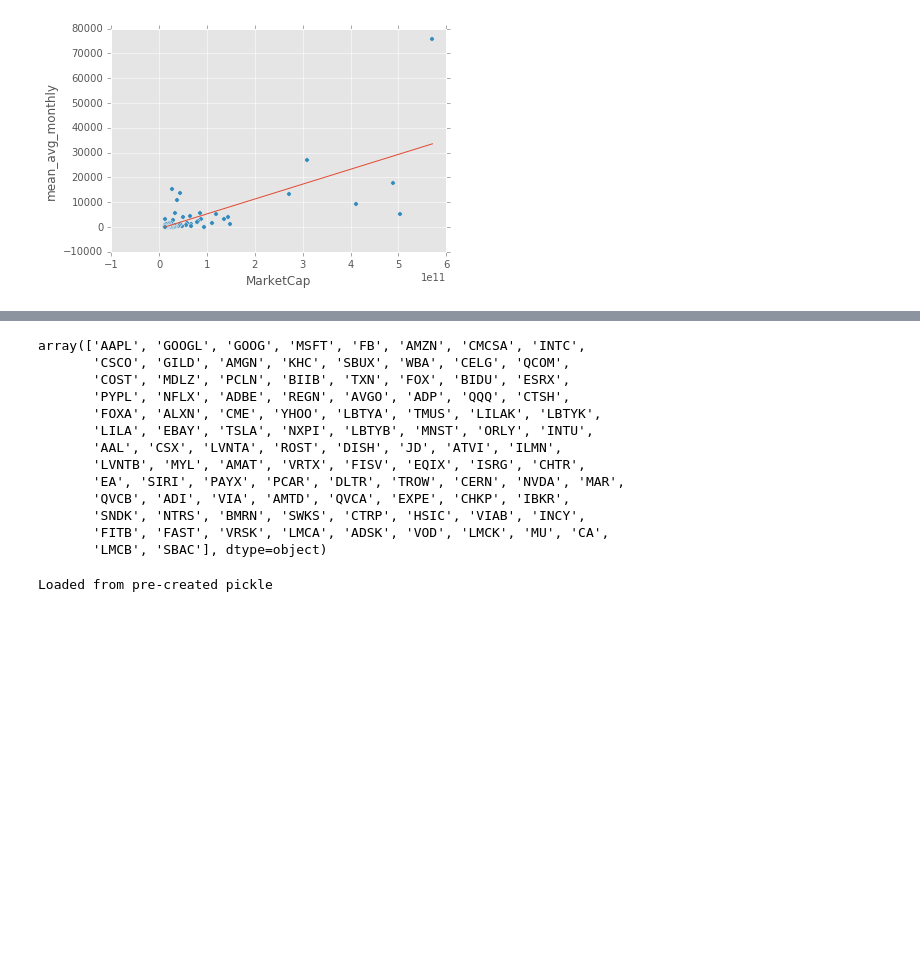
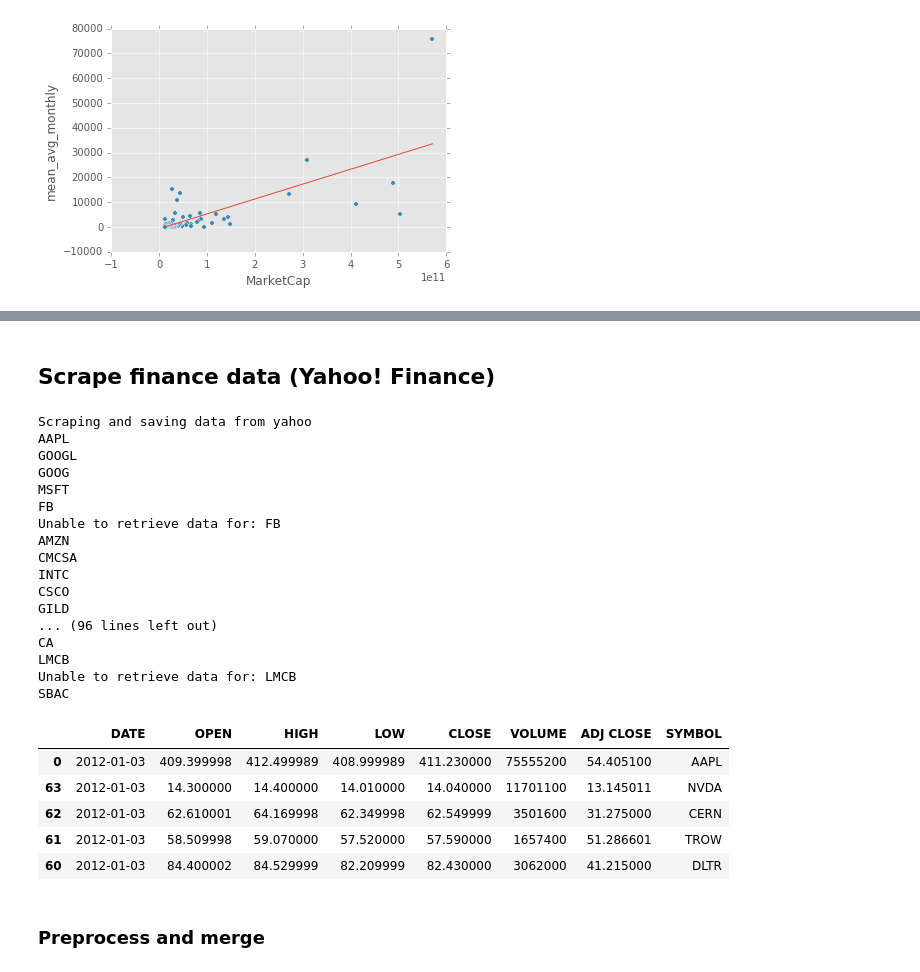
Before and after one commit to densekernel/sentisignal, a Jupyter notebook: runnables/Final_001.ipynb, the cells around one changed output, grey strips where cells are left out. Cells and saved outputs as stored; diff of their text form; code cells hidden in the pictures; blank space fills up the shorter version.

```diff
--- a/runnables/Final_001.ipynb
+++ b/runnables/Final_001.ipynb
@@ -142,20 +129,31 @@ data_nasdaq_top_100_sentiment.head()
-# %%
-data_nasdaq_top_100_mkt_cap_symbols
-# %% [output]
-array(['AAPL', 'GOOGL', 'GOOG', 'MSFT', 'FB', 'AMZN', 'CMCSA', 'INTC',
-       'CSCO', 'GILD', 'AMGN', 'KHC', 'SBUX', 'WBA', 'CELG', 'QCOM',
-       'COST', 'MDLZ', 'PCLN', 'BIIB', 'TXN', 'FOX', 'BIDU', 'ESRX',
-       'PYPL', 'NFLX', 'ADBE', 'REGN', 'AVGO', 'ADP', 'QQQ', 'CTSH',
-       'FOXA', 'ALXN', 'CME', 'YHOO', 'LBTYA', 'TMUS', 'LILAK', 'LBTYK',
-       'LILA', 'EBAY', 'TSLA', 'NXPI', 'LBTYB', 'MNST', 'ORLY', 'INTU',
-       'AAL', 'CSX', 'LVNTA', 'ROST', 'DISH', 'JD', 'ATVI', 'ILMN',
-       'LVNTB', 'MYL', 'AMAT', 'VRTX', 'FISV', 'EQIX', 'ISRG', 'CHTR',
-       'EA', 'SIRI', 'PAYX', 'PCAR', 'DLTR', 'TROW', 'CERN', 'NVDA', 'MAR',
-       'QVCB', 'ADI', 'VIA', 'AMTD', 'QVCA', 'EXPE', 'CHKP', 'IBKR',
-       'SNDK', 'NTRS', 'BMRN', 'SWKS', 'CTRP', 'HSIC', 'VIAB', 'INCY',
-       'FITB', 'FAST', 'VRSK', 'LMCA', 'ADSK', 'VOD', 'LMCK', 'MU', 'CA',
-       'LMCB', 'SBAC'], dtype=object)
+# %% [markdown]
+## Scrape finance data (Yahoo! Finance)
 # %%
 data_nasdaq_top_100_finance = sentisignal.get_data_finance('yahoo', data_nasdaq_top_100_mkt_cap_symbols, start_date, end_date, data_pickles_path, False, 'NaN')
+data_nasdaq_top_100_finance.head()
 # %% [output]
-Loaded from pre-created pickle
+Scraping and saving data from yahoo
+AAPL
+GOOGL
+GOOG
+MSFT
+FB
+Unable to retrieve data for: FB
+AMZN
+CMCSA
+INTC
+CSCO
+GILD
+... (96 lines left out)
+CA
+LMCB
+Unable to retrieve data for: LMCB
+SBAC
+|  | DATE | OPEN | HIGH | LOW | CLOSE | VOLUME | ADJ CLOSE | SYMBOL |
+| 0 | 2012-01-03 | 409.399998 | 412.499989 | 408.999989 | 411.230000 | 75555200 | 54.405100 | AAPL |
+| 63 | 2012-01-03 | 14.300000 | 14.400000 | 14.010000 | 14.040000 | 11701100 | 13.145011 | NVDA |
+| 62 | 2012-01-03 | 62.610001 | 64.169998 | 62.349998 | 62.549999 | 3501600 | 31.275000 | CERN |
+| 61 | 2012-01-03 | 58.509998 | 59.070000 | 57.520000 | 57.590000 | 1657400 | 51.286601 | TROW |
+| 60 | 2012-01-03 | 84.400002 | 84.529999 | 82.209999 | 82.430000 | 3062000 | 41.215000 | DLTR |
+# %% [markdown]
+### Preprocess and merge
```
Also changed, not shown: parts of 16 cells of this notebook, 2 other files.
